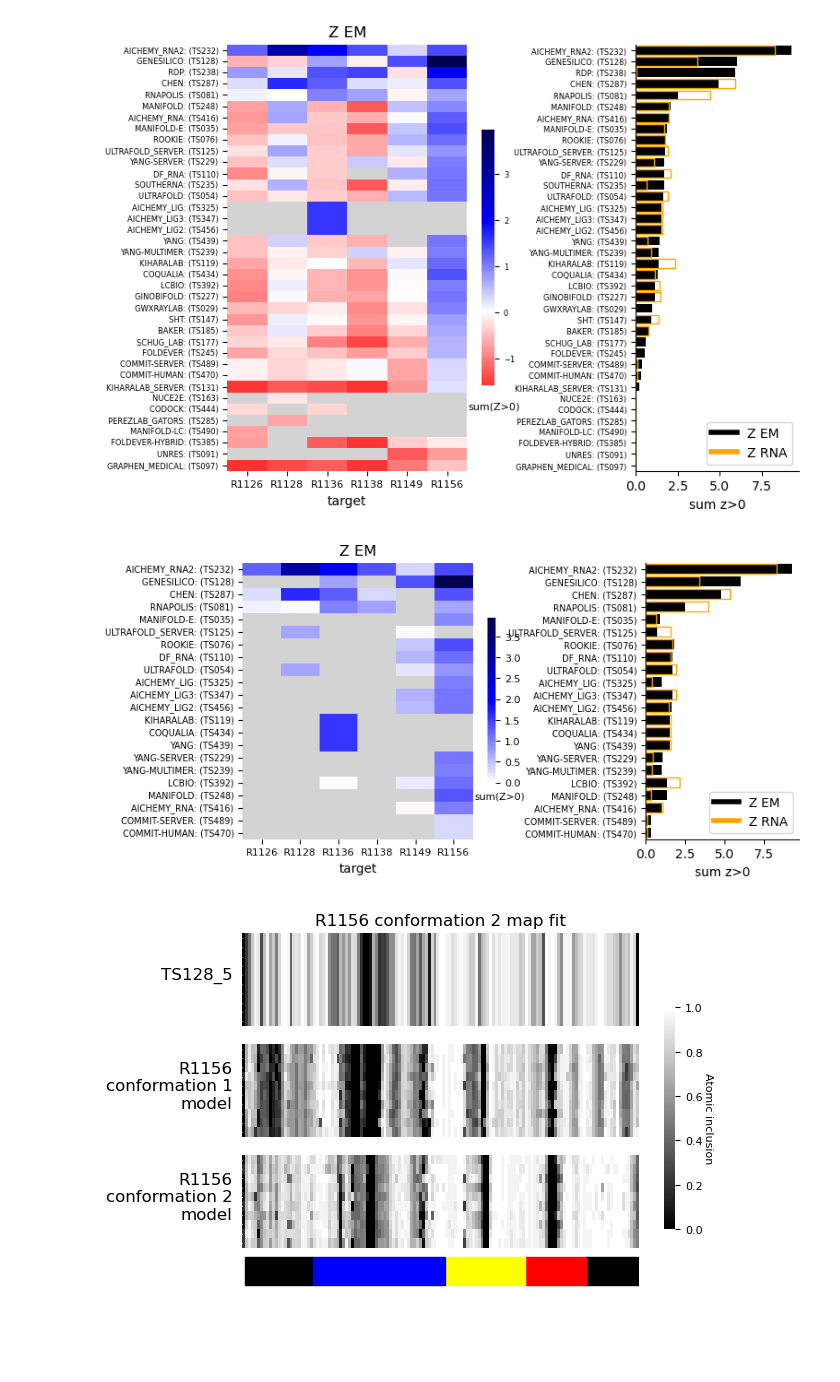
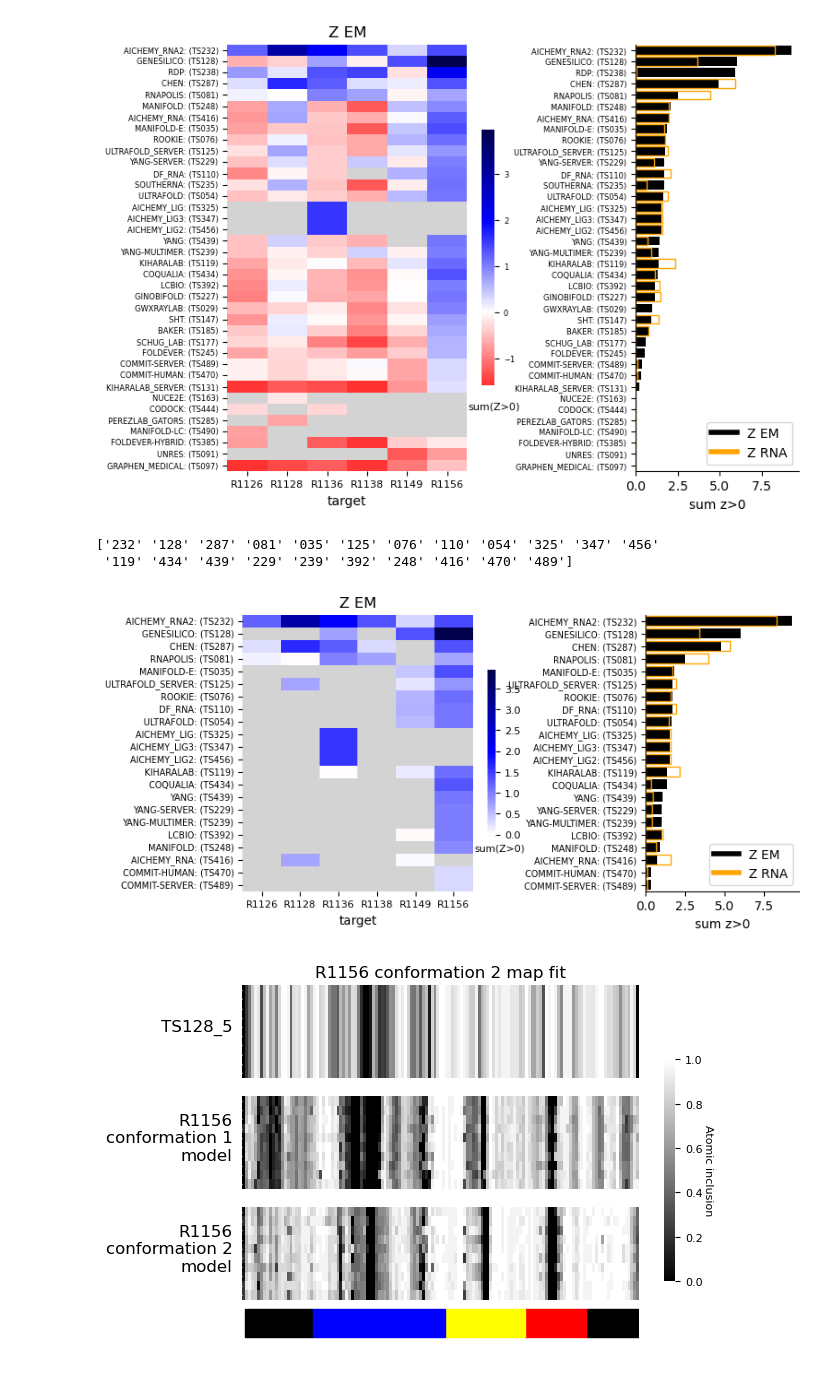
Before and after one commit to DasLab/CASP15_RNA_EM, a Jupyter notebook: results/rna_results.ipynb, the cells around one changed output. Drawn from its saved outputs; the diff is of its cells as text; code cells hidden in the pictures; blank space fills up the shorter version.

Commit message:
zem filtered order change

```diff
--- a/results/rna_results.ipynb
+++ b/results/rna_results.ipynb
@@ -224,6 +225,8 @@ plt.savefig("EM_scores_unfiltered.svg", bbox_inches='tight')
 # %%
 rmsd_lims = {'R1126':20, 'R1128':16.5, 'R1136':18.8,
        'R1138':23.4, 'R1149':13.8, 'R1156':17.4}
+em_df = temp_df[temp_df.target.isin(["R1126","R1128","R1136","R1138","R1149","R1156",])].copy()
+
 new_EM_only = em_df[em_df.apply(lambda row: (row.global_rmsd <= rmsd_lims[row.target]) & (row.global_rmsd>0),axis=1)].copy()
 
 new_EM_only["group"] = new_EM_only["gr_code"].apply(lambda x: f"{group_names[x]}: (TS{str(x)})")
@@ -234,6 +237,8 @@ group_score = get_group_score(new_EM_only,score=score)
 group_score["tie"] = get_group_score(new_EM_only,agg="mean",score=score)[score]
 group_score = group_score[~np.isnan(group_score.tie)]
 rank_order = group_score.sort_values([score,'tie'], ascending=False).gr_code.values
+
+print(rank_order)
 
 fig = plt.figure(figsize=(8,4))
 gs = GridSpec(3, 5,wspace=6)
@@ -244,34 +249,36 @@ new_EM_only['gr_code'] = pd.Categorical(new_EM_only['gr_code'],ordered=True,cate
 pivot_all = new_EM_only.pivot_table(index="gr_code",columns="target",values=score, dropna=True)
 mask = np.isnan(pivot_all)
 g = sns.heatmap(pivot_all,cmap="seismic_r",ax=ax_main, center=0,yticklabels=[f"{group_names[x]}: (TS{x})" for x in rank_order],
                cbar_kws={'shrink': 0.6},mask=mask) # annot=True,
 t=g.set_yticklabels(labels=g.get_yticklabels(),rotation = 0,size=7)
 t=g.set_xticklabels(labels=g.get_xticklabels(),rotation = 0,size=8)
 g.set_facecolor('lightgrey')
 g.set_ylabel("")
 g.set_title("Z EM")
 cbar = g.collections[0].colorbar
 cbar.ax.tick_params(labelsize=8)
 cbar.set_label("sum(Z>0)",size=8,ha='right',y=-0.1, rotation=0, va='bottom')
 pivot_all["sum z>0"] = pivot_all.where(pivot_all > 0).sum(1)
 plt.barh(g.get_yticks(),width=pivot_all["sum z>0"],color="black")
 zrna_scores = get_group_score(new_EM_only)
 zrna_scores = zrna_scores[zrna_scores.gr_code.isin(rank_order)]
 plt.barh(g.get_yticks(),width=zrna_scores.Z_rna,edgecolor="orange", fill=False)
 t=ax_yDist.set_yticklabels(labels=g.get_yticklabels(),rotation = 0,size=7)
 ax_yDist.spines['right'].set_visible(False)
 ax_yDist.spines['top'].set_visible(False)
 ax_yDist.set_xlabel("sum z>0")
 
 from matplotlib.lines import Line2D
 custom_lines = [Line2D([0], [0], color="black", lw=4),
                 Line2D([0], [0], color="orange", lw=4)]
 
 ax_yDist.legend(custom_lines, ['Z EM', 'Z RNA'],loc='lower right')
 plt.savefig("EM_scores_filtered.png",dpi=400, bbox_inches='tight')
 plt.savefig("EM_scores_filtered.svg", bbox_inches='tight')
 # %% [output]
+['232' '128' '287' '081' '035' '125' '076' '110' '054' '325' '347' '456'
+ '119' '434' '439' '229' '239' '392' '248' '416' '470' '489']
-[figure, old version]
+[figure, new version]
 # %%
 conf1_native = pd.read_csv("AI_data/summary_per_res_AI_0.217_native_1156_1.csv")
 conf1_native = conf1_native[conf1_native.entry!="D"]
```
Also changed, not shown: parts of 1 cell of this notebook.
